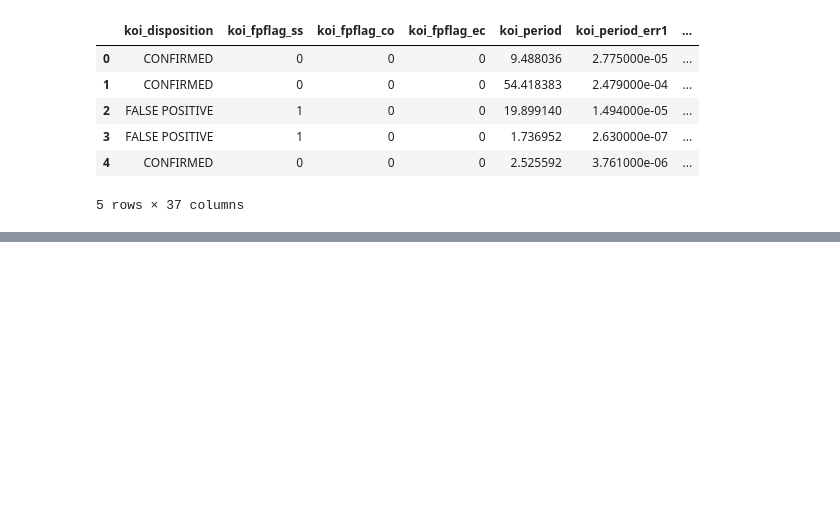
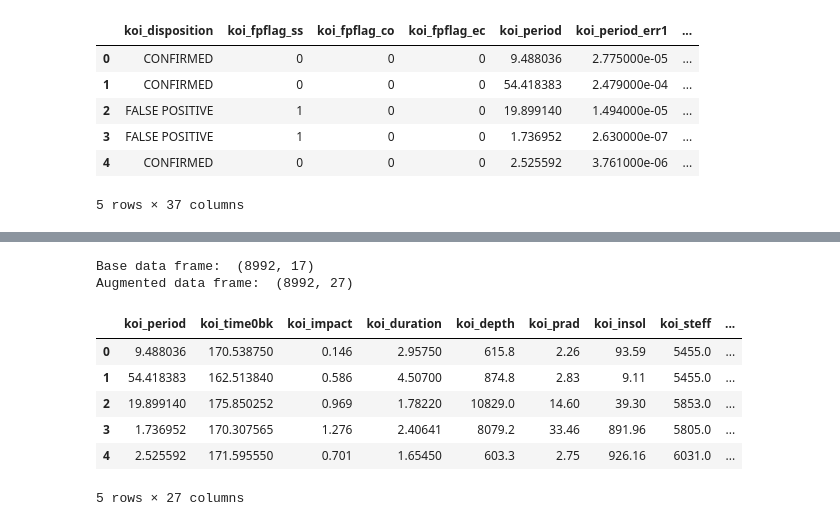
Before and after one commit to lily-swan/DS-9000-project, a Jupyter notebook: analysis.ipynb, the cells around one changed output, grey strips where cells are left out. Saved outputs shown, nothing was run; the diff lists cells and outputs as text; code cells hidden in the pictures; blank space fills up the shorter version.

```diff
--- a/analysis.ipynb
+++ b/analysis.ipynb
@@ -287,0 +313,5 @@ plt.show()
+# %%
+# Reassign cleaned to df to keep things simple
+df = cleaned.copy()
+
+df.shape
@@ -287,0 +323,48 @@ plt.show()
+# %%
+# Creates a new dataframe with the error terms collapsed into one column for each feature
+def add_err_col(new_df, df, features_with_err):
+    aug_df = new_df.copy()
+    for f in features_with_err:
+        err = (df[f"{f}_err1"].abs() + df[f"{f}_err2"].abs()) / 2
+        aug_df[f"{f}_err"] = err
+    return aug_df
+# %%
+# All features with associated error terms
+features_with_err = [
+    "koi_period",
+    "koi_time0bk",
+    "koi_impact",
+    "koi_duration",
+    "koi_depth",
+    "koi_prad",
+    "koi_insol",
+    "koi_steff",
+    "koi_slogg",
+    "koi_srad",
+]
+# Other physical features to include in the model
+other_features = ["koi_teq", "koi_model_snr", "koi_kepmag"]
+# Kepler flags to investigate
+kepler_flags = ["koi_fpflag_ss", "koi_fpflag_co", "koi_fpflag_ec"]
+
+target = "koi_disposition"
+
+# Create a base df with just the features and target (no errors yet)
+base_df = df[features_with_err + other_features + kepler_flags + [target]]
+print("Base data frame: ", base_df.shape)
+
+# augment the df with the error terms -- we expect to have 10 more columns now
+aug_df = add_err_col(base_df, df, features_with_err)
+print("Augmented data frame: ", aug_df.shape)
+
+display(aug_df.head())
+# %% [output]
+Base data frame:  (8992, 17)
+Augmented data frame:  (8992, 27)
+|  | koi_period | koi_time0bk | koi_impact | koi_duration | koi_depth | koi_prad | koi_insol | koi_steff | ... |
+| 0 | 9.488036 | 170.538750 | 0.146 | 2.95750 | 615.8 | 2.26 | 93.59 | 5455.0 | ... |
+| 1 | 54.418383 | 162.513840 | 0.586 | 4.50700 | 874.8 | 2.83 | 9.11 | 5455.0 | ... |
+| 2 | 19.899140 | 175.850252 | 0.969 | 1.78220 | 10829.0 | 14.60 | 39.30 | 5853.0 | ... |
+| 3 | 1.736952 | 170.307565 | 1.276 | 2.40641 | 8079.2 | 33.46 | 891.96 | 5805.0 | ... |
+| 4 | 2.525592 | 171.595550 | 0.701 | 1.65450 | 603.3 | 2.75 | 926.16 | 6031.0 | ... |
+5 rows × 27 columns
```
Also changed, not shown: parts of 34 cells of this notebook, 2 other files.
